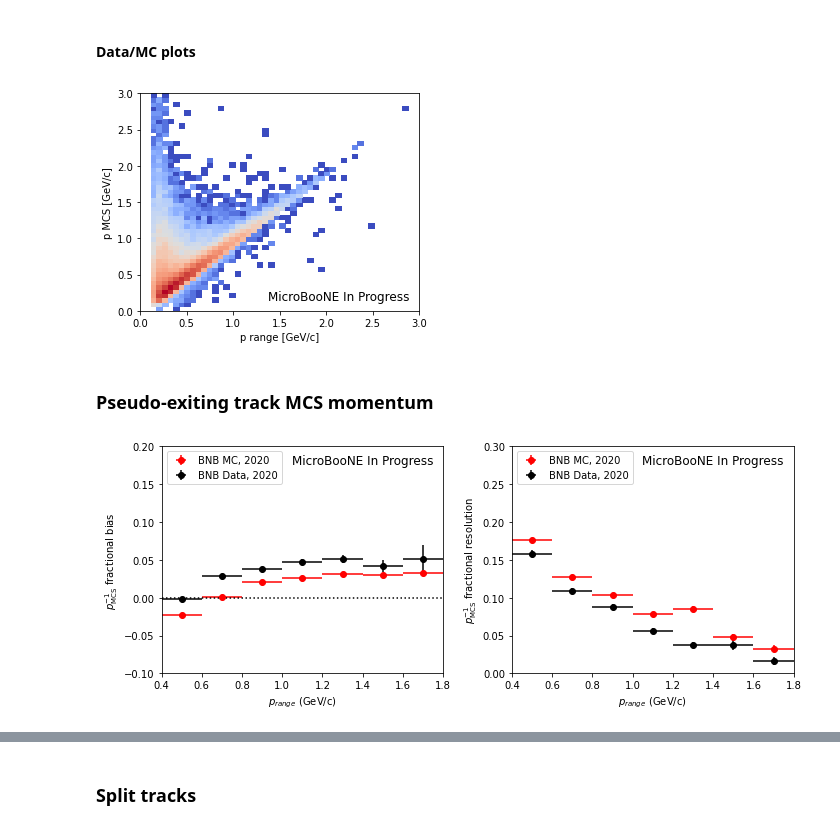
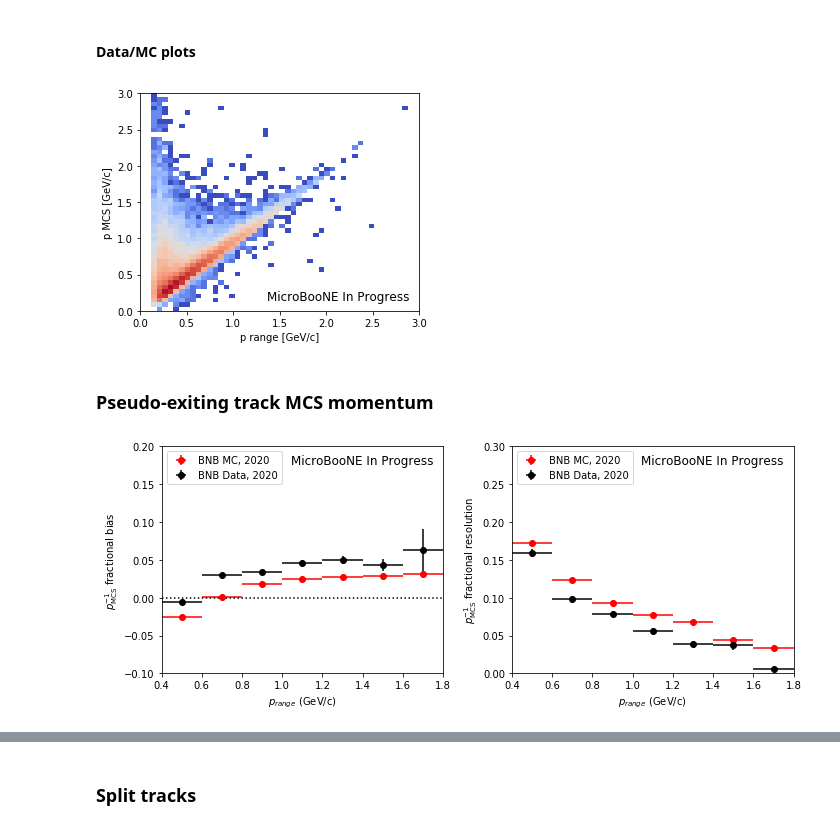
Before and after one commit to rutgersnu/mcc9-reco, a Jupyter notebook: NuMuCC_validation_trackstudies_august5.ipynb, the cells around one changed output, grey strips where cells are left out. Cells and saved outputs as stored; diff of their text form; code cells hidden in the pictures.

```diff
--- a/NuMuCC_validation_trackstudies_august5.ipynb
+++ b/NuMuCC_validation_trackstudies_august5.ipynb
@@ -31,7 +34,7 @@ main_tree_name = "NuCCanalyzer"
 #dict_names = ["nue", "nu", "on", "off", "dirt"]
 dict_names = ["nu", "on", "off", "dirt"]
 # %%
-fidvol_vtx = [10, 10, 10, 10, 10, 50]
+fidvol_vtx = [24.8, 31.55, 32.47, 32, 26.9, 30]
 
 mass_mu = 0.106
 mass_p = 0.938272
@@ -44,14 +47,15 @@ muon_candidate_selection = "track_score>0.90 &\
                             track_chi2_muon<30.0 &\
                             (track_chi2_proton/track_chi2_muon)>7.0 &\
                             generation==2 &\
-                            track_length>5"
+                            track_length>20"
 
 event_selection = "nu_pdg==14 &\
-                   (nu_flash_chi2<10.0 | nu_score>0.25) &\
+                   nu_contained &\
                    daughters_start_contained &\
-                   nu_contained &\
                    longest_muon_candidate_length==track_length &\
-                   nu_score>0.06"
+                   nu_score>0.4"
+
+# daughters_start_contained &\
 # %% [markdown]
 ### Load data:
 # %%
@@ -2153,21 +2163,22 @@ ax.set_ylabel("p MCS [GeV/c]")
 #plt.title("MicroBooNE In Progress")
 ax.text(2.9, 0.1, 'MicroBooNE In Progress', verticalalignment='bottom', horizontalalignment='right', fontsize=12)
 #plt.text(x, y, "MicroBooNE In Progress")
-plt.savefig("MCSvsRangeMomentum.pdf")
+#plt.savefig("MCSvsRangeMomentum.png")
 plt.show()
 # %% [output]
-[figure, old version]
+[figure, new version]
 # %% [markdown]
 ### Pseudo-exiting track MCS momentum
 # %%
 fig, (ax1, ax2) = plt.subplots(1, 2, figsize=(10,4))
 
 xbins = np.linspace(0.4, 1.8, 8)
-
+#8
 # Extract a profile histogram
 def get_profile(sample):
     #  Selected contained muon candidate tracks
-    df = d[sample]['df_daughters'].query("python_select & muon_candidate & contained & hitsU > 150 & hitsV > 150 & hitsY > 150 & track_mcs_ll < 300")
+    #muon_candidate & python_select
+    df = d[sample]['df_daughters'].query("python_select&muon_candidate & contained & hitsU > 150 & hitsV > 150 & hitsY > 150 & track_mcs_ll < 300 & mcs_trackMomErr_MuFwd_rm10 <7.5 & (mcs_trackMom_MuFwd_rm10 - track_range_mom_mu > -0.2)")
 
     # MCS momentum, whichever of forwards and backwards fit is  best
     pmcs = df.mcs_trackMom_MuFwd_rm10.where(df.mcs_trackIsBestFwd_Mu_rm10==1, df.mcs_trackMom_MuBwd_rm10)
@@ -2225,35 +2236,35 @@ profiles = [
     ('BNB MC, 2020',   'red',   get_profile('nu')),
     ('BNB Data, 2020', 'black', get_profile('on')),
 ]
 
 for name, color, (x, y, ye, res, rese) in profiles:
     ax1.errorbar(x, y, ye, np.diff(xbins)/2, 'o', color=color, label=name)
     ax2.errorbar(x, res, rese, np.diff(xbins)/2, 'o', color=color, label=name)
 
 
 ax1.set_xlabel(r'$p_{range}$ (GeV/c)')
 ax1.set_xlim(xbins[0], xbins[-1])
 ax1.set_ylim(-0.1, 0.2)
 ax1.set_ylabel(r'$p^{-1}_\mathrm{MCS}$ fractional bias')
 ax1.axhline(0, ls='dotted', c='black')
 ax1.legend(loc='upper left')
 #ax1.set_title("MicroBooNE In Progress")
 ax1.text(1.75, 0.19, 'MicroBooNE In Progress', verticalalignment='top', horizontalalignment='right', fontsize=12)
 
 ax2.set_xlabel(r'$p_{range}$ (GeV/c)')
 ax2.set_xlim(xbins[0], xbins[-1])
 ax2.set_ylim(0, 0.3)
 ax2.set_ylabel(r'$p^{-1}_\mathrm{MCS}$ fractional resolution') #it was bias previously but this makes more sense
 ax2.legend(loc='upper left')
 #ax2.set_title("MicroBooNE In Progress")
 ax2.text(1.75, 0.29, 'MicroBooNE In Progress', verticalalignment='top', horizontalalignment='right', fontsize=12)
 
 
 plt.tight_layout()
-plt.savefig("FractionalBiasResoVsPRange.pdf")
+#plt.savefig("FractionalBiasResoVsPRange.png")
 plt.show()
 # %% [output]
-[figure, old version]
+[figure, new version]
 # %%
 fig, (ax1) = plt.subplots(1, figsize=(10,4))
 xbins = np.linspace(1.4, 1.6, 5)
```
Also changed, not shown: parts of 18 cells of this notebook.
